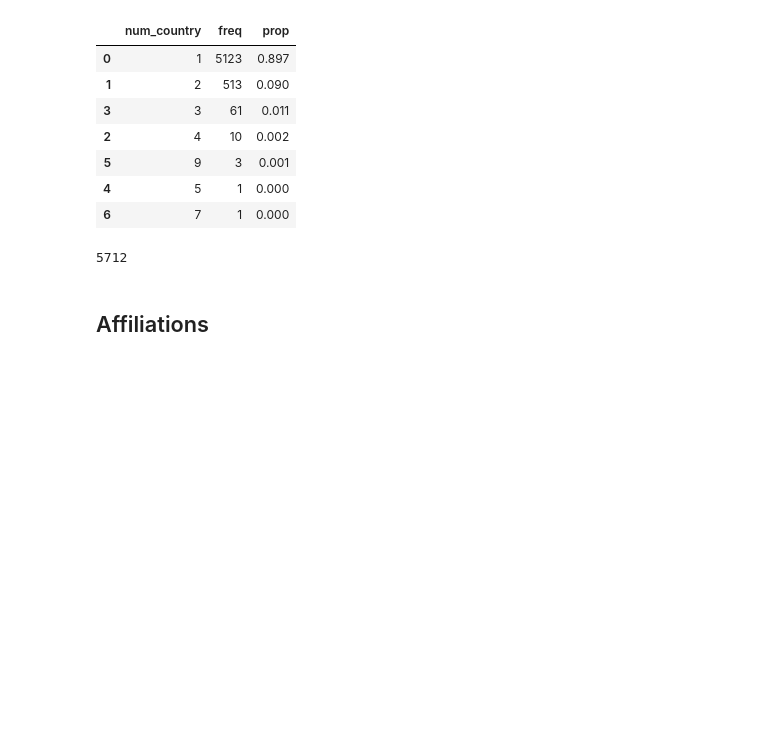
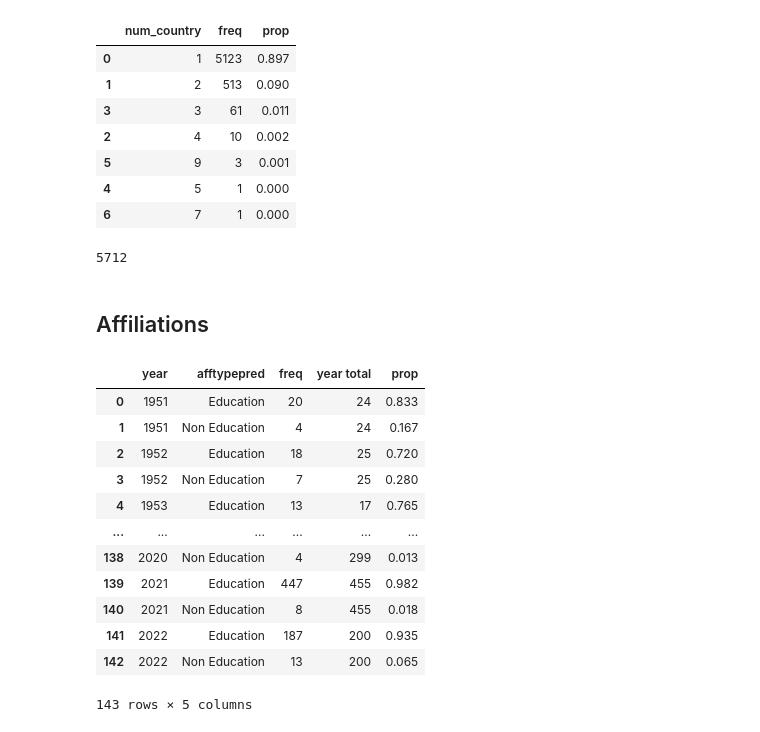
Before and after one commit to hongtaoh/ica_authors, a Jupyter notebook: Analysis_and_Ploting/2022-10-28-Analyze-Country-Afftype.ipynb, the cells around one changed output. Saved outputs shown, nothing was run; the diff lists cells and outputs as text; code cells hidden in the pictures; blank space fills up the shorter version.

```diff
--- a/Analysis_and_Ploting/2022-10-28-Analyze-Country-Afftype.ipynb
+++ b/Analysis_and_Ploting/2022-10-28-Analyze-Country-Afftype.ipynb
@@ -232,3 +232,20 @@ total_paper_num
 5712
 # %% [markdown]
 ## Affiliations
+# %%
+afftype_prop_ts = get_freq_and_prop('authors', 'afftypepred')
+afftype_prop_ts
+# %% [output]
+|  | year | afftypepred | freq | year total | prop |
+| 0 | 1951 | Education | 20 | 24 | 0.833 |
+| 1 | 1951 | Non Education | 4 | 24 | 0.167 |
+| 2 | 1952 | Education | 18 | 25 | 0.720 |
+| 3 | 1952 | Non Education | 7 | 25 | 0.280 |
+| 4 | 1953 | Education | 13 | 17 | 0.765 |
+| ... | ... | ... | ... | ... | ... |
+| 138 | 2020 | Non Education | 4 | 299 | 0.013 |
+| 139 | 2021 | Education | 447 | 455 | 0.982 |
+| 140 | 2021 | Non Education | 8 | 455 | 0.018 |
+| 141 | 2022 | Education | 187 | 200 | 0.935 |
+| 142 | 2022 | Non Education | 13 | 200 | 0.065 |
+143 rows × 5 columns
```
Also changed, not shown: parts of 3 cells of this notebook, 7 other files.
